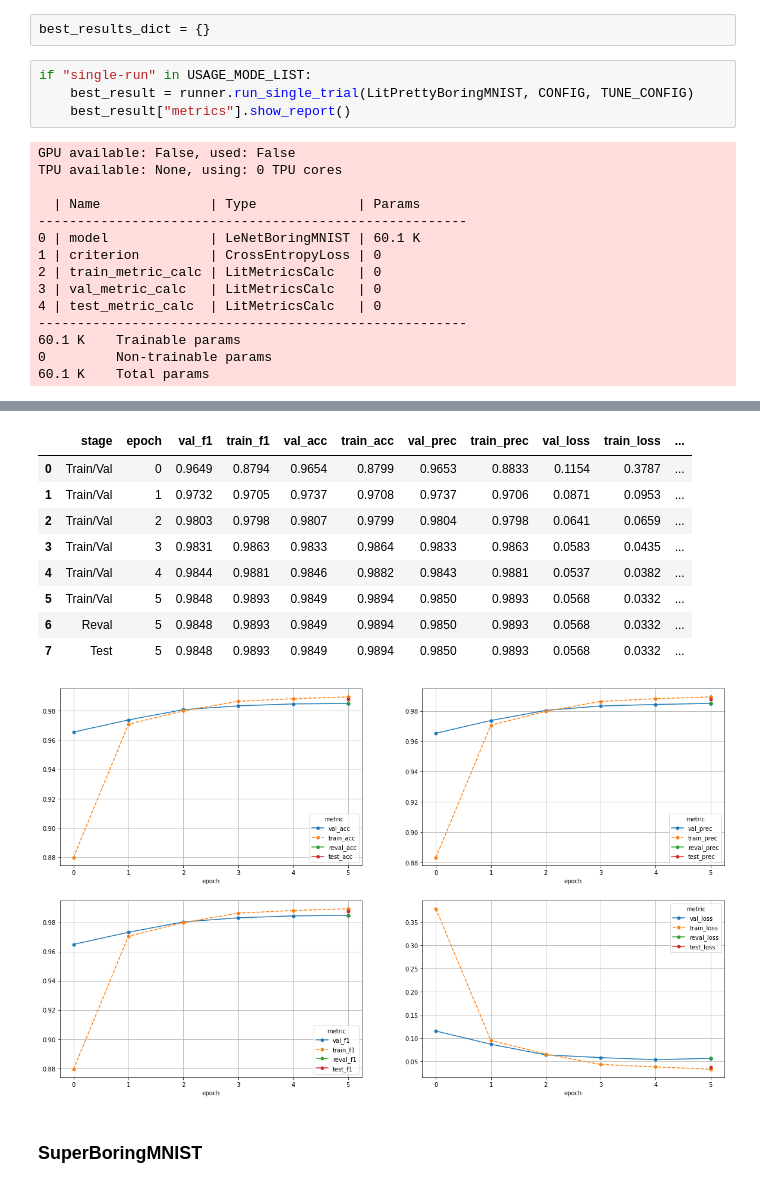
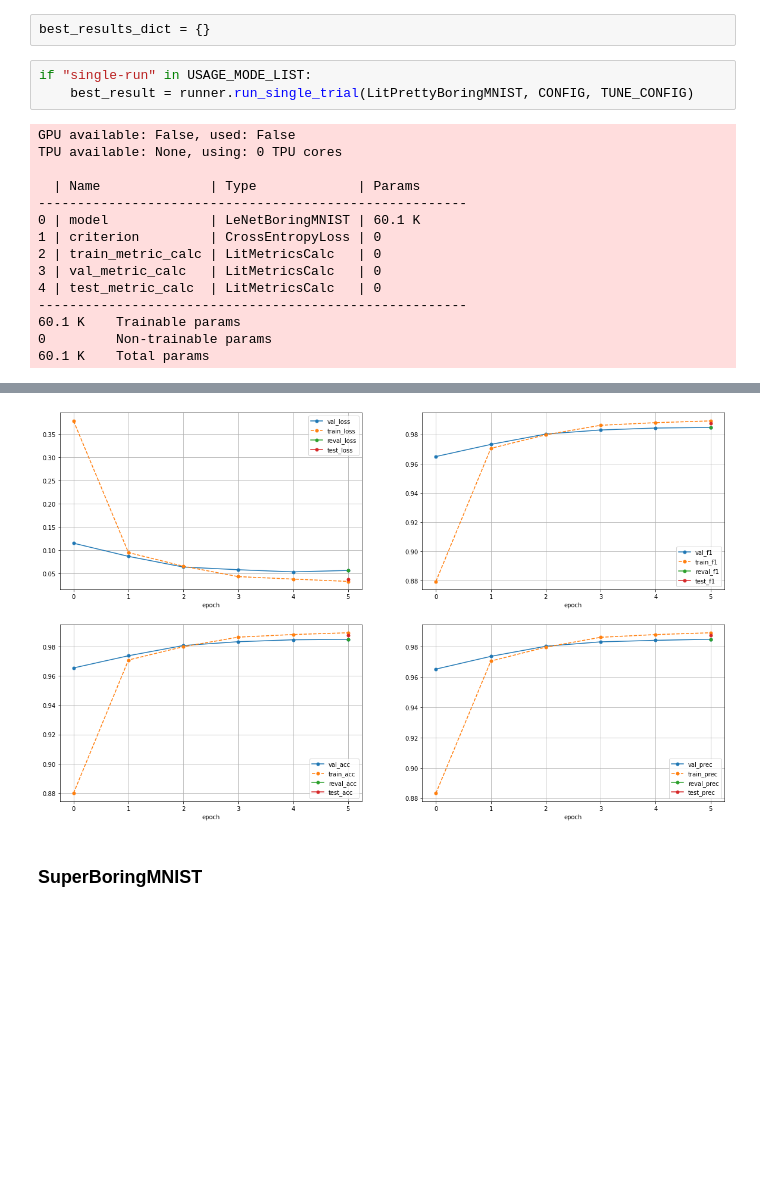
Before and after one commit to pgagarinov/pytorch-hyperlight, a Jupyter notebook: products/examples/boring_mnist_model_comparison.ipynb, the cells around one changed output, grey strips where cells are left out. Cells and saved outputs as stored; diff of their text form; blank space fills up the shorter version.

```diff
--- a/products/examples/boring_mnist_model_comparison.ipynb
+++ b/products/examples/boring_mnist_model_comparison.ipynb
@@ -209,7 +209,6 @@ best_results_dict = {}
 # %%
 if "single-run" in USAGE_MODE_LIST:
     best_result = runner.run_single_trial(LitPrettyBoringMNIST, CONFIG, TUNE_CONFIG)
-    best_result["metrics"].show_report()
 # %% [output]
 GPU available: False, used: False
 TPU available: None, using: 0 TPU cores
@@ -245,13 +227,4 @@ TPU available: None, using: 0 TPU cores
-|  | stage | epoch | val_f1 | train_f1 | val_acc | train_acc | val_prec | train_prec | val_loss | train_loss | ... |
-| 0 | Train/Val | 0 | 0.9649 | 0.8794 | 0.9654 | 0.8799 | 0.9653 | 0.8833 | 0.1154 | 0.3787 | ... |
-| 1 | Train/Val | 1 | 0.9732 | 0.9705 | 0.9737 | 0.9708 | 0.9737 | 0.9706 | 0.0871 | 0.0953 | ... |
-| 2 | Train/Val | 2 | 0.9803 | 0.9798 | 0.9807 | 0.9799 | 0.9804 | 0.9798 | 0.0641 | 0.0659 | ... |
-| 3 | Train/Val | 3 | 0.9831 | 0.9863 | 0.9833 | 0.9864 | 0.9833 | 0.9863 | 0.0583 | 0.0435 | ... |
-| 4 | Train/Val | 4 | 0.9844 | 0.9881 | 0.9846 | 0.9882 | 0.9843 | 0.9881 | 0.0537 | 0.0382 | ... |
-| 5 | Train/Val | 5 | 0.9848 | 0.9893 | 0.9849 | 0.9894 | 0.9850 | 0.9893 | 0.0568 | 0.0332 | ... |
-| 6 | Reval | 5 | 0.9848 | 0.9893 | 0.9849 | 0.9894 | 0.9850 | 0.9893 | 0.0568 | 0.0332 | ... |
-| 7 | Test | 5 | 0.9848 | 0.9893 | 0.9849 | 0.9894 | 0.9850 | 0.9893 | 0.0568 | 0.0332 | ... |
-[figure, old version]
+[figure, new version]
 # %% [markdown]
 ### SuperBoringMNIST
 # %%
```
Also changed, not shown: parts of 14 cells of this notebook, 4 other files.
